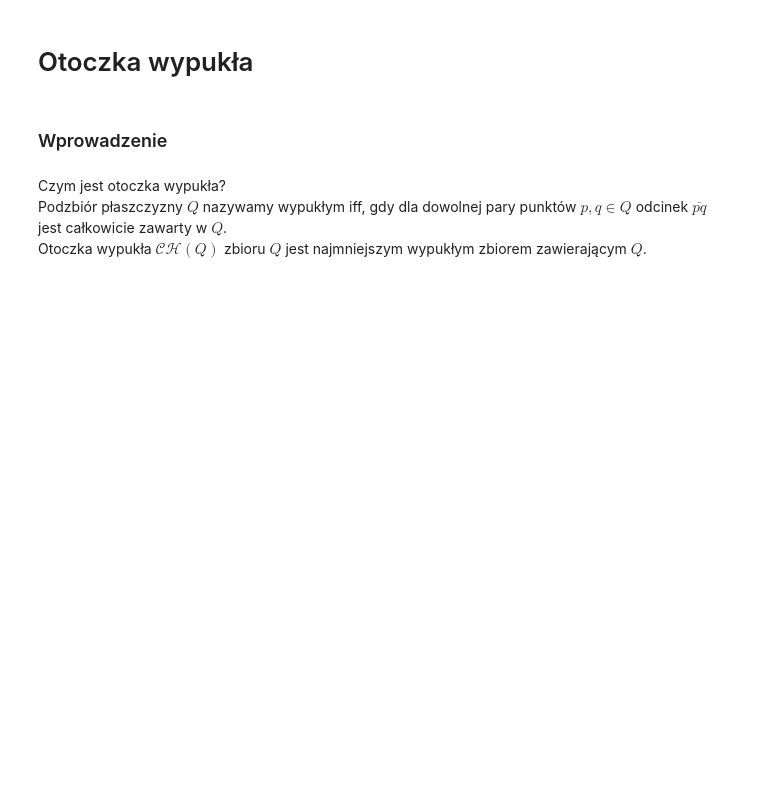
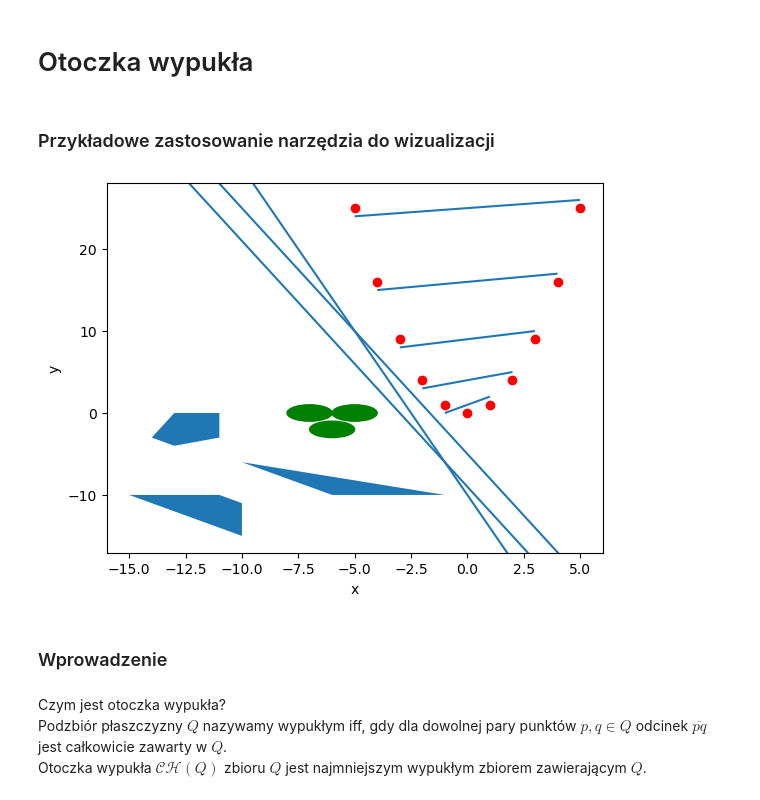
Before and after one commit to aghbit/Algorytmy-Geometryczne, a Jupyter notebook: bitalg/lab2/main.ipynb, the cells around one changed output. Saved outputs shown, nothing was run; the diff lists cells and outputs as text; code cells hidden in the pictures; blank space fills up the shorter version.

```diff
--- a/bitalg/lab2/main.ipynb
+++ b/bitalg/lab2/main.ipynb
@@ -8,3 +9,52 @@ from bitalg.tests.test2 import Test
+# %% [markdown]
+### Przykładowe zastosowanie narzędzia do wizualizacji
+# %%
+def draw_example_1():
+    vis = Visualizer()
+
+    # point = (x, y)
+    points = []
+    for i in range(-5, 6):
+        points.append((i, i**2))
+
+    # line_segment = ((x1, y1), (x2, y2))
+    line_segments = []
+    for i in range(1, 6):
+        line_segments.append(((-i, i**2 - 1), (i, i**2 + 1)))
+
+    # polygon [(x1, x2), (x2, x3), ..., (xn, yn)]
+    polygons = [
+        [(-14, -3), (-13, 0), (-11, 0), (-11, -3), (-13, -4)],
+        [(-1, -10), (-6, -10), (-10, -6)],
+        [(-10, -11), (-10, -15), (-15, -10), (-11, -10)]
+    ]
+
+    # circle = (x, y, radius)
+    circles = [
+        (-7, 0, 1),
+        (-5, 0, 1),
+        (-6, -2, 1)
+    ]
+
+    # line = ((x1, y1), (x2, y2))
+    lines = [
+        ((-3, 0), (-2, -3)),
+        ((-3, 2), (-2, -2)),
+        ((-3, 4), (-2, 1))
+    ]
+
+    # half_line = ((x1, y1), (x2, y2)) - to be implemented
+
+    vis.add_point(points, color='red')
+    vis.add_line_segment(line_segments)
+    vis.add_circle(circles, color='green')
+    vis.add_line(lines)
+    vis.add_polygon(polygons)
+    vis.show()
+# %%
+draw_example_1()
+# %% [output]
+[figure, added]
 # %% [markdown]
 ### Wprowadzenie
 # %% [markdown]
```
Also changed, not shown: parts of 43 cells of this notebook.
